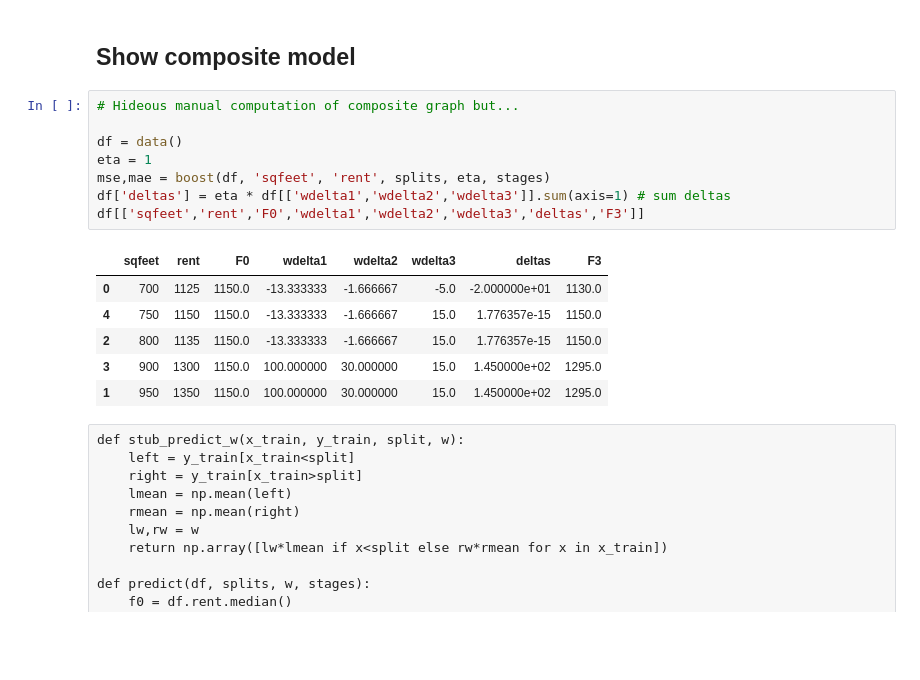
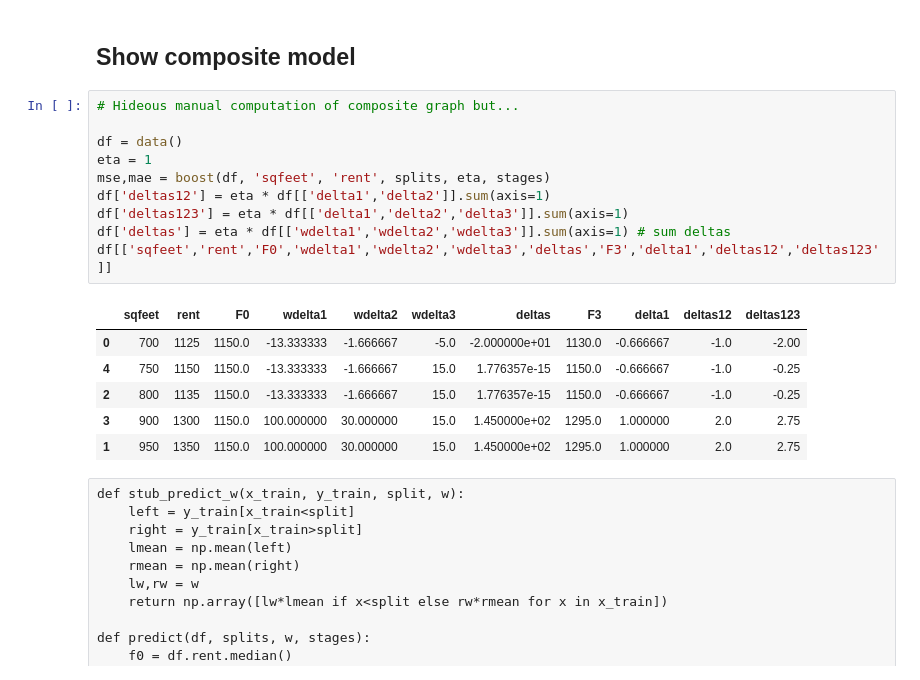
Before and after one commit to parrt/ml-articles, a Jupyter notebook: gradient-boosting/notebooks/dev-mae.ipynb, the cells around one changed output. Saved outputs shown, nothing was run; the diff lists cells and outputs as text; blank space fills up the shorter version.

```diff
--- a/gradient-boosting/notebooks/dev-mae.ipynb
+++ b/gradient-boosting/notebooks/dev-mae.ipynb
@@ -503,18 +503,20 @@ plt.show()
 # %%
 # Hideous manual computation of composite graph but...
 
 df = data()
 eta = 1
 mse,mae = boost(df, 'sqfeet', 'rent', splits, eta, stages)
+df['deltas12'] = eta * df[['delta1','delta2']].sum(axis=1)
+df['deltas123'] = eta * df[['delta1','delta2','delta3']].sum(axis=1)
 df['deltas'] = eta * df[['wdelta1','wdelta2','wdelta3']].sum(axis=1) # sum deltas
-df[['sqfeet','rent','F0','wdelta1','wdelta2','wdelta3','deltas','F3']]
+df[['sqfeet','rent','F0','wdelta1','wdelta2','wdelta3','deltas','F3','delta1','deltas12','deltas123']]
 # %% [output]
-|  | sqfeet | rent | F0 | wdelta1 | wdelta2 | wdelta3 | deltas | F3 |
-| 0 | 700 | 1125 | 1150.0 | -13.333333 | -1.666667 | -5.0 | -2.000000e+01 | 1130.0 |
-| 4 | 750 | 1150 | 1150.0 | -13.333333 | -1.666667 | 15.0 | 1.776357e-15 | 1150.0 |
-| 2 | 800 | 1135 | 1150.0 | -13.333333 | -1.666667 | 15.0 | 1.776357e-15 | 1150.0 |
-| 3 | 900 | 1300 | 1150.0 | 100.000000 | 30.000000 | 15.0 | 1.450000e+02 | 1295.0 |
-| 1 | 950 | 1350 | 1150.0 | 100.000000 | 30.000000 | 15.0 | 1.450000e+02 | 1295.0 |
+|  | sqfeet | rent | F0 | wdelta1 | wdelta2 | wdelta3 | deltas | F3 | delta1 | deltas12 | deltas123 |
+| 0 | 700 | 1125 | 1150.0 | -13.333333 | -1.666667 | -5.0 | -2.000000e+01 | 1130.0 | -0.666667 | -1.0 | -2.00 |
+| 4 | 750 | 1150 | 1150.0 | -13.333333 | -1.666667 | 15.0 | 1.776357e-15 | 1150.0 | -0.666667 | -1.0 | -0.25 |
+| 2 | 800 | 1135 | 1150.0 | -13.333333 | -1.666667 | 15.0 | 1.776357e-15 | 1150.0 | -0.666667 | -1.0 | -0.25 |
+| 3 | 900 | 1300 | 1150.0 | 100.000000 | 30.000000 | 15.0 | 1.450000e+02 | 1295.0 | 1.000000 | 2.0 | 2.75 |
+| 1 | 950 | 1350 | 1150.0 | 100.000000 | 30.000000 | 15.0 | 1.450000e+02 | 1295.0 | 1.000000 | 2.0 | 2.75 |
 # %% [raw]
 def stub_predict_w(x_train, y_train, split, w):
     left = y_train[x_train<split]
```
Also changed, not shown: parts of 4 cells of this notebook, 2 other files.
